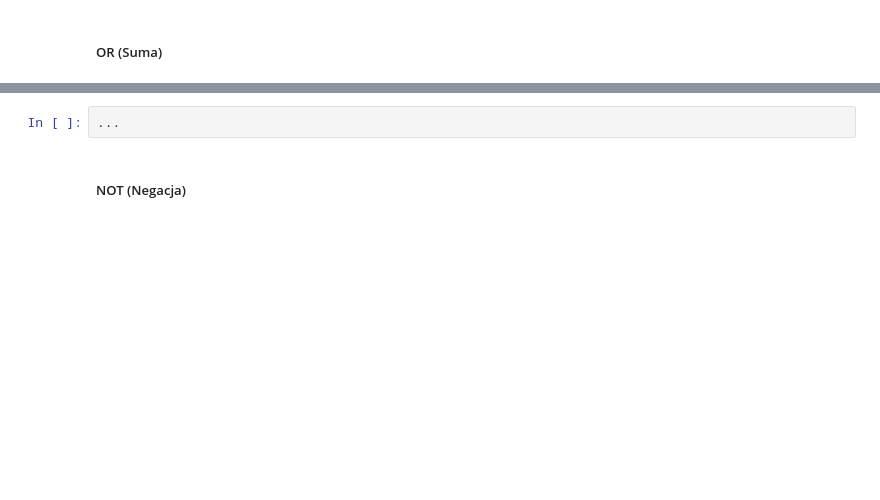
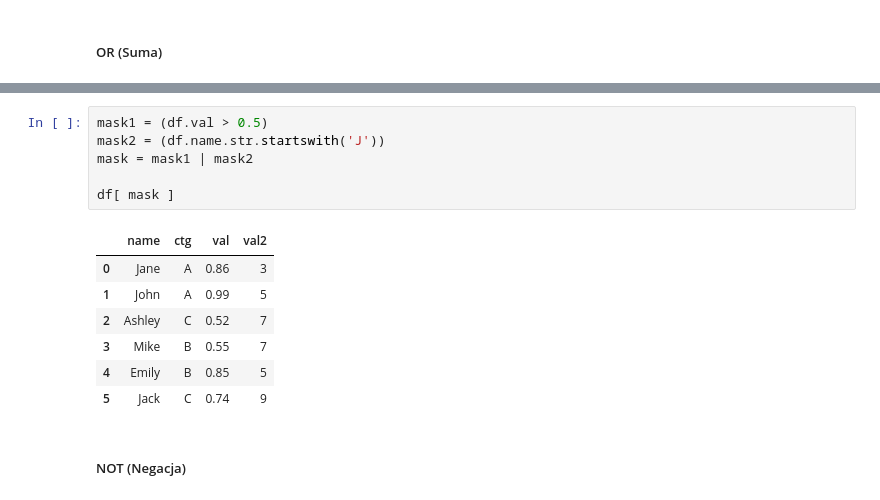
Before and after one commit to krzpiszcz/pandas_14_09_2024, a Jupyter notebook: 04 filtrowanie.ipynb, the cells around one changed output, grey strips where cells are left out. Cells and saved outputs as stored; diff of their text form; blank space fills up the shorter version.

```diff
--- a/04 filtrowanie.ipynb
+++ b/04 filtrowanie.ipynb
@@ -111,5 +249,17 @@ Składowe warunki należy umieścić w nawiasach, w przeciwnym razie instrukcja
 # %%
-...
+mask1 = (df.val > 0.5)
+mask2 = (df.name.str.startswith('J'))
+mask = mask1 | mask2
+
+df[ mask ]
+# %% [output]
+|  | name | ctg | val | val2 |
+| 0 | Jane | A | 0.86 | 3 |
+| 1 | John | A | 0.99 | 5 |
+| 2 | Ashley | C | 0.52 | 7 |
+| 3 | Mike | B | 0.55 | 7 |
+| 4 | Emily | B | 0.85 | 5 |
+| 5 | Jack | C | 0.74 | 9 |
 # %% [markdown]
 ##### NOT (Negacja)
 # %%
```
Also changed, not shown: parts of 46 cells of this notebook.
